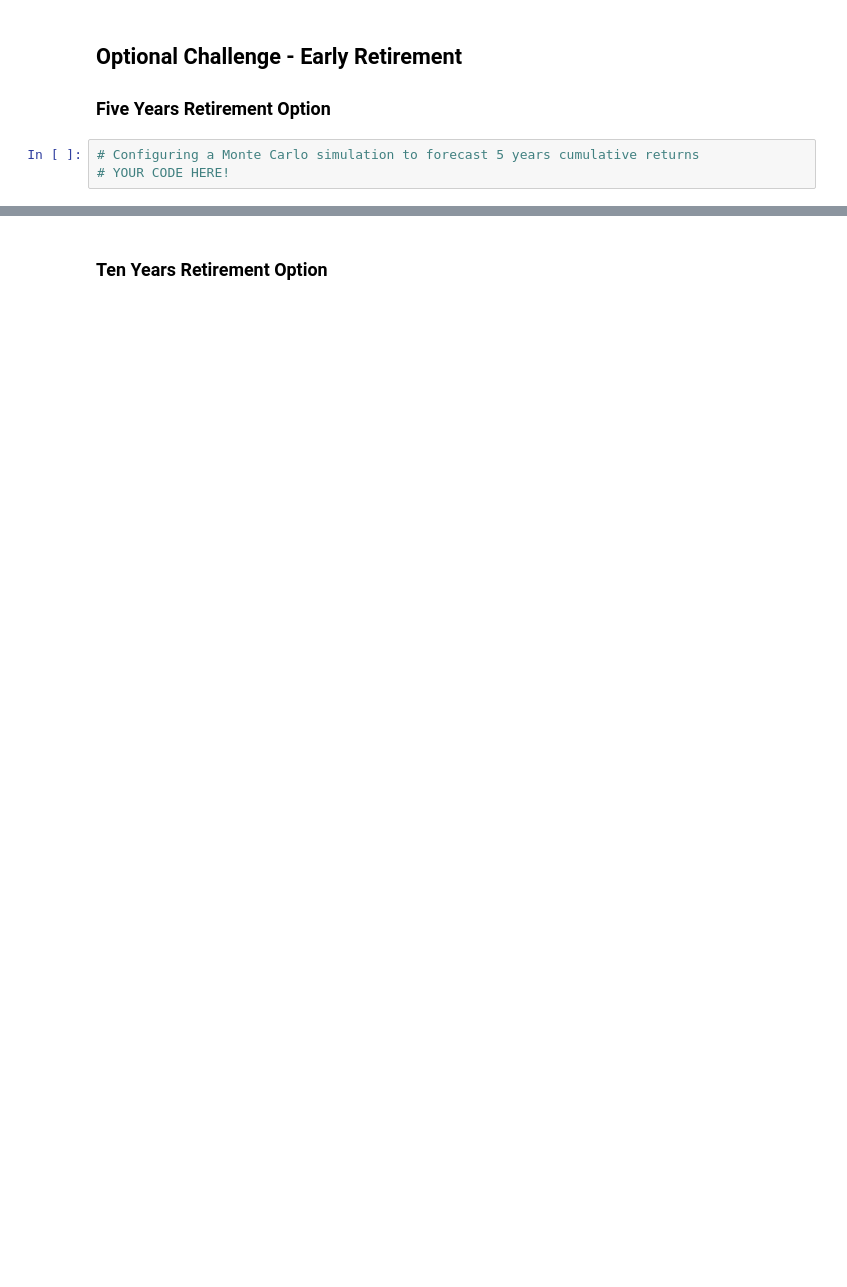
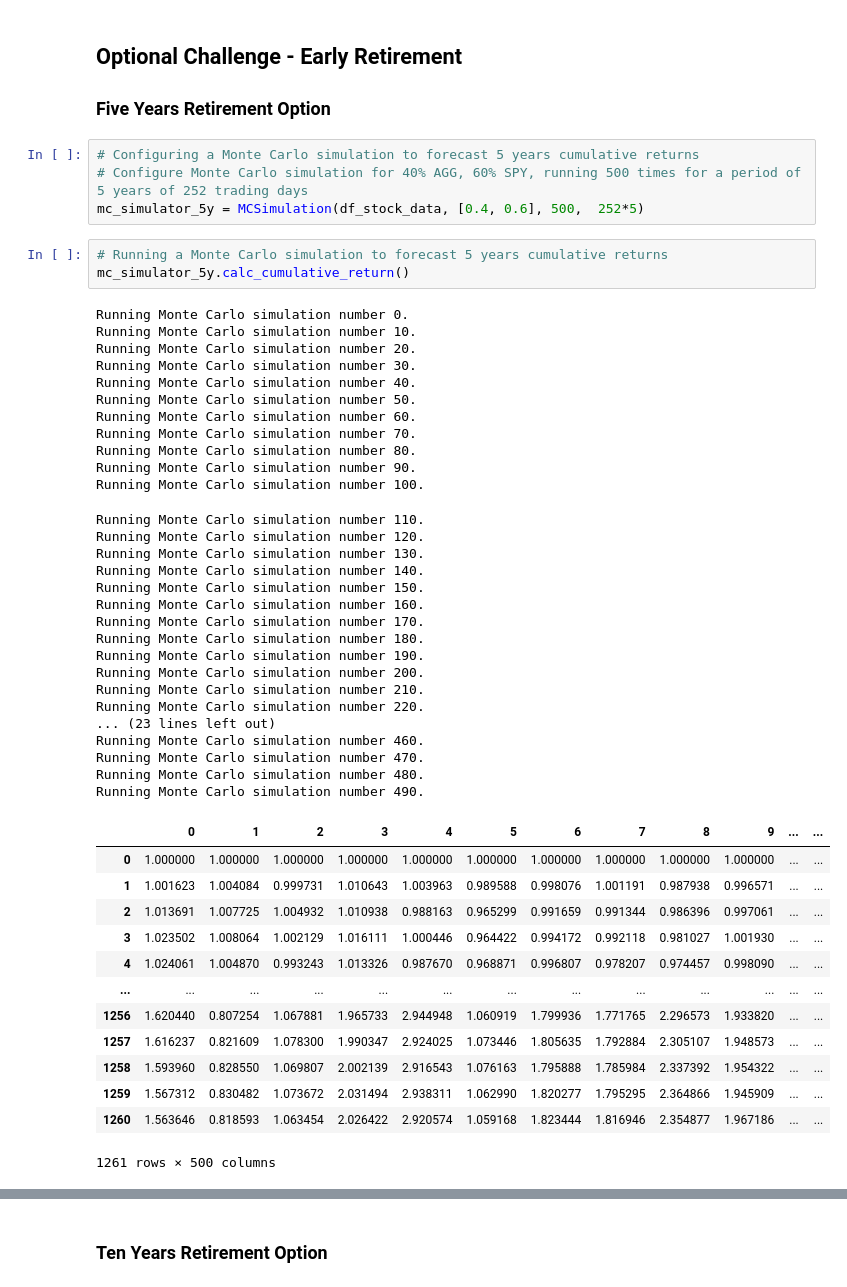
Before and after one commit to CascadingDoomPony/Personal_Finance_Planner, a Jupyter notebook: financial-planner.ipynb, the cells around one changed output, grey strips where cells are left out. Drawn from its saved outputs; the diff is of its cells as text; blank space fills up the shorter version.

```diff
--- a/financial-planner.ipynb
+++ b/financial-planner.ipynb
@@ -339,6 +343,52 @@ There is a 95% chance that an initial investment of $30000.0 in the portfolio ov
 
 
 ### Five Years Retirement Option
+# %%
+# Configuring a Monte Carlo simulation to forecast 5 years cumulative returns
+# Configure Monte Carlo simulation for 40% AGG, 60% SPY, running 500 times for a period of 5 years of 252 trading days
+mc_simulator_5y = MCSimulation(df_stock_data, [0.4, 0.6], 500,  252*5)
 # %%
-# Configuring a Monte Carlo simulation to forecast 5 years cumulative returns
-# YOUR CODE HERE!
+# Running a Monte Carlo simulation to forecast 5 years cumulative returns
+mc_simulator_5y.calc_cumulative_return()
+# %% [output]
+Running Monte Carlo simulation number 0.
+Running Monte Carlo simulation number 10.
+Running Monte Carlo simulation number 20.
+Running Monte Carlo simulation number 30.
+Running Monte Carlo simulation number 40.
+Running Monte Carlo simulation number 50.
+Running Monte Carlo simulation number 60.
+Running Monte Carlo simulation number 70.
+Running Monte Carlo simulation number 80.
+Running Monte Carlo simulation number 90.
+Running Monte Carlo simulation number 100.
+Running Monte Carlo simulation number 110.
+Running Monte Carlo simulation number 120.
+Running Monte Carlo simulation number 130.
+Running Monte Carlo simulation number 140.
+Running Monte Carlo simulation number 150.
+Running Monte Carlo simulation number 160.
+Running Monte Carlo simulation number 170.
+Running Monte Carlo simulation number 180.
+Running Monte Carlo simulation number 190.
+Running Monte Carlo simulation number 200.
+Running Monte Carlo simulation number 210.
+Running Monte Carlo simulation number 220.
+... (23 lines left out)
+Running Monte Carlo simulation number 460.
+Running Monte Carlo simulation number 470.
+Running Monte Carlo simulation number 480.
+Running Monte Carlo simulation number 490.
+|  | 0 | 1 | 2 | 3 | 4 | 5 | 6 | 7 | 8 | 9 | ... | ... |
+| 0 | 1.000000 | 1.000000 | 1.000000 | 1.000000 | 1.000000 | 1.000000 | 1.000000 | 1.000000 | 1.000000 | 1.000000 | ... | ... |
+| 1 | 1.001623 | 1.004084 | 0.999731 | 1.010643 | 1.003963 | 0.989588 | 0.998076 | 1.001191 | 0.987938 | 0.996571 | ... | ... |
+| 2 | 1.013691 | 1.007725 | 1.004932 | 1.010938 | 0.988163 | 0.965299 | 0.991659 | 0.991344 | 0.986396 | 0.997061 | ... | ... |
+| 3 | 1.023502 | 1.008064 | 1.002129 | 1.016111 | 1.000446 | 0.964422 | 0.994172 | 0.992118 | 0.981027 | 1.001930 | ... | ... |
+| 4 | 1.024061 | 1.004870 | 0.993243 | 1.013326 | 0.987670 | 0.968871 | 0.996807 | 0.978207 | 0.974457 | 0.998090 | ... | ... |
+| ... | ... | ... | ... | ... | ... | ... | ... | ... | ... | ... | ... | ... |
+| 1256 | 1.620440 | 0.807254 | 1.067881 | 1.965733 | 2.944948 | 1.060919 | 1.799936 | 1.771765 | 2.296573 | 1.933820 | ... | ... |
+| 1257 | 1.616237 | 0.821609 | 1.078300 | 1.990347 | 2.924025 | 1.073446 | 1.805635 | 1.792884 | 2.305107 | 1.948573 | ... | ... |
+| 1258 | 1.593960 | 0.828550 | 1.069807 | 2.002139 | 2.916543 | 1.076163 | 1.795888 | 1.785984 | 2.337392 | 1.954322 | ... | ... |
+| 1259 | 1.567312 | 0.830482 | 1.073672 | 2.031494 | 2.938311 | 1.062990 | 1.820277 | 1.795295 | 2.364866 | 1.945909 | ... | ... |
+| 1260 | 1.563646 | 0.818593 | 1.063454 | 2.026422 | 2.920574 | 1.059168 | 1.823444 | 1.816946 | 2.354877 | 1.967186 | ... | ... |
+1261 rows × 500 columns
```
Also changed, not shown: parts of 16 cells of this notebook.
